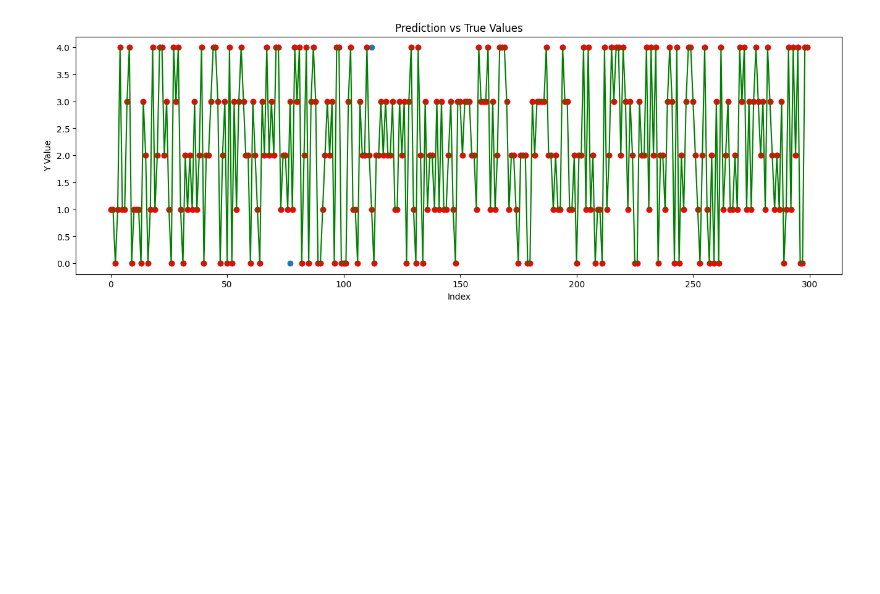
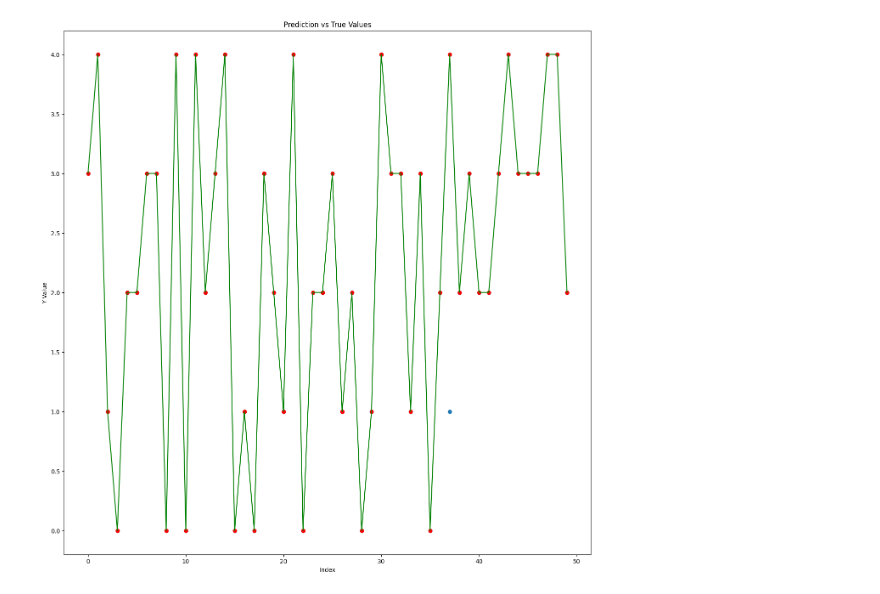
Before and after one commit to uzairanwaar6/learning, a Jupyter notebook: practice-projects/nural-network/house-pricing-multi-class.ipynb, the cells around one changed output. Drawn from its saved outputs; the diff is of its cells as text; code cells hidden in the pictures; blank space fills up the shorter version.

Commit message:
House Pricing Data Generator

```diff
--- a/practice-projects/nural-network/house-pricing-multi-class.ipynb
+++ b/practice-projects/nural-network/house-pricing-multi-class.ipynb
@@ -143,7 +144,7 @@ def combine_datasets(X1, y1, X2, y2):
 
      return X,y
 # %%
-dsPath = '../data/NuralNetwork/multi-class/house_pricing_ multiclass_5_1m_TN_0_FN_0.csv'
+dsPath = '../data/NuralNetwork/multi-class/house_pricing_ multiclass_5_10m_TN_0_FN_0.csv'
 yColumn  = 'PriceCategory'
 encoding_columns = ['ExteriorQuality','FloorMaterial','SaleSeason']
 
@@ -194,27 +195,28 @@ print(y_test.shape)
 # %%
+
 
 # Set these before using
 num_classes = 5
 no_of_features = X.shape[1]  # assuming X is your input features
-batch_size = 512
+batch_size = 1024
+lr_decay_steps = ceil(len(y) / batch_size)
+print(lr_decay_steps)
 
 model = Sequential([
-    Dense(512, activation='relu', input_shape=(no_of_features,)),
-    # Dense(512, activation='relu'),
-    # Dense(512, activation='relu'),
-    # BatchNormalization(),
-    Dense(256, activation='relu'),
-    # BatchNormalization(),
-    # Dense(128, activation='relu'),
-    # BatchNormalization(),
-    # Dense(64, activation='relu'),
-    # Dense(32, activation='relu'),
+    Dense(256, activation='relu', input_shape=(no_of_features,)),
+    BatchNormalization(),
+    Dense(128, activation='relu'),
+    BatchNormalization(),
+    Dense(64, activation='relu'),
+    BatchNormalization(),
     Dense(num_classes, activation='softmax')  # Multiclass output
 ])
 
+
+
 lr_schedule = ExponentialDecay(
     initial_learning_rate=0.05,
-    decay_steps=4000,
+    decay_steps=lr_decay_steps * 2, # 2 Epochs
     decay_rate=0.5,
     staircase=True
 )
@@ -226,11 +228,11 @@ model.compile(
     metrics=['accuracy']
 )
 
-early_stop = EarlyStopping(monitor='val_loss', patience=15, restore_best_weights=True)
+early_stop = EarlyStopping(monitor='val_loss', patience=50, restore_best_weights=True)
 
 lr_logger = LambdaCallback(
     on_epoch_end=lambda epoch, logs: print(
-        f" - learning rate = {lr_schedule(optimizer.iterations).numpy():.16f}"
+        f" - learning rate = {lr_schedule(optimizer.iterations).numpy():.64f}"
     )
 )
 
@@ -275,8 +288,8 @@ y_hats = np.argmax(y_hats, axis=1)
 # print(y_hats.shape)
 
 
-plottingSample = 300
-plt.figure(figsize=(16, 5))
+plottingSample = 50
+plt.figure(figsize=(16,16))
 plt.scatter(range(plottingSample), y_test[:plottingSample], label='True Y')
 plt.scatter(range(plottingSample), y_hats[:plottingSample], color='red' )
 plt.plot(range(plottingSample), y_hats[:plottingSample], label='Predicted Y (Line)', color='green')
@@ -291 +304 @@ plt.show()
-[figure, old version]
+[figure, new version]
```
Also changed, not shown: parts of 5 cells of this notebook, 4 other files.
